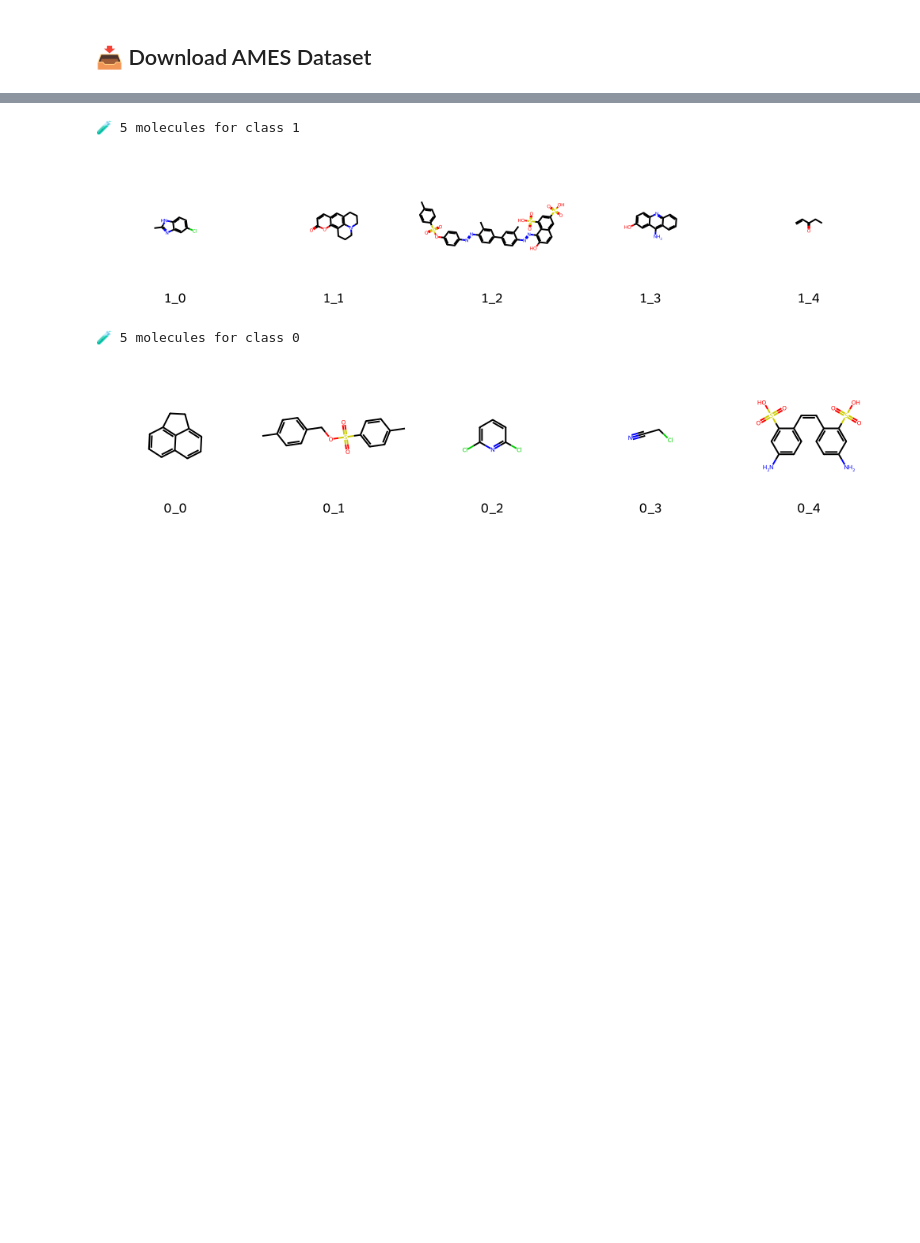
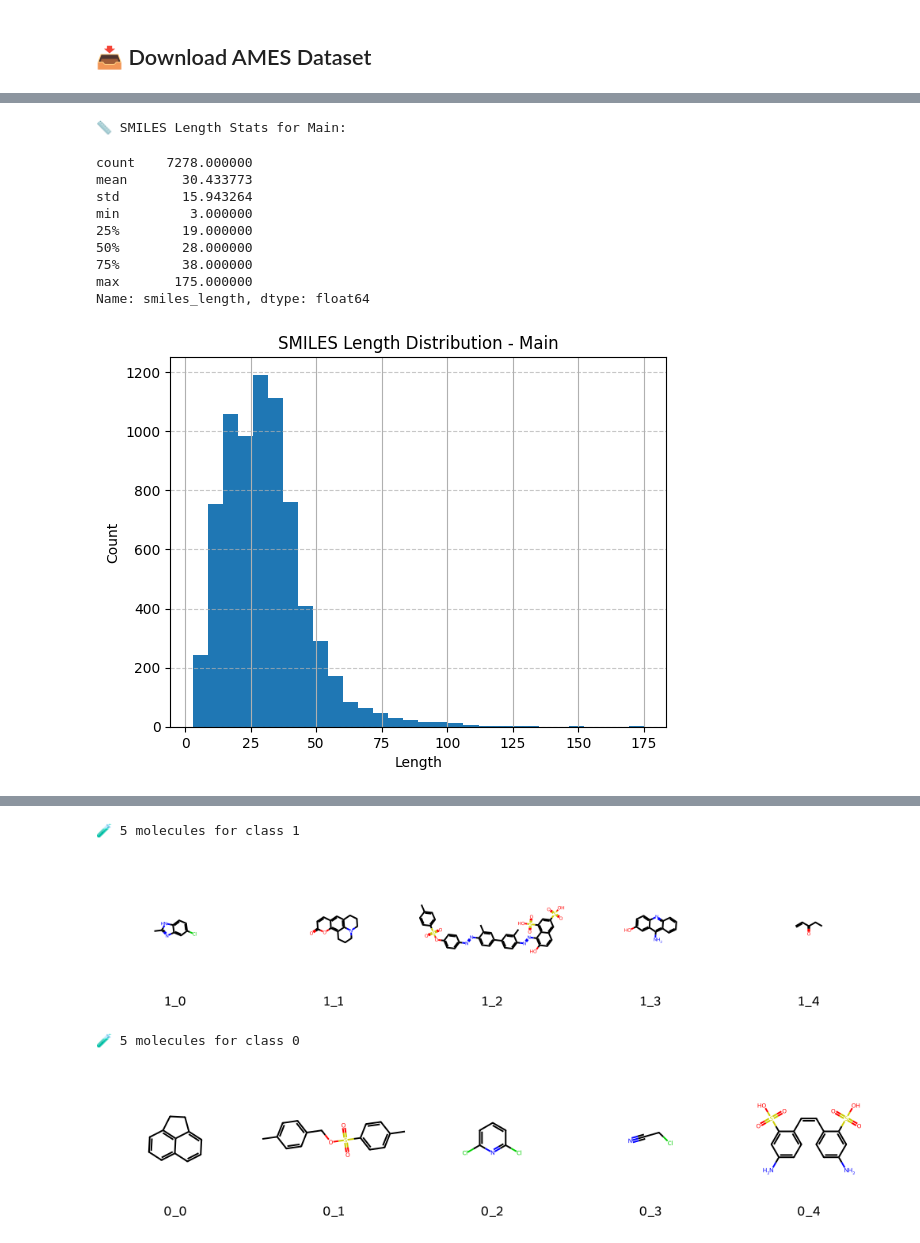
Before and after one commit to udhtaz/outreachy-contributions, a Jupyter notebook: notebooks/AMES_Mutagenicity_Prediction.ipynb, the cells around one changed output, grey strips where cells are left out. Saved outputs shown, nothing was run; the diff lists cells and outputs as text; code cells hidden in the pictures; blank space fills up the shorter version.

```diff
--- a/notebooks/AMES_Mutagenicity_Prediction.ipynb
+++ b/notebooks/AMES_Mutagenicity_Prediction.ipynb
@@ -115,0 +268,15 @@ Name: proportion, dtype: float64
+# %%
+########################################  Check the SMILES Length Distribution of the Full Dataset ########################################
+EDAVisualizer.check_smiles_length(loader=loader)
+# %% [output]
+📏 SMILES Length Stats for Main:
+count    7278.000000
+mean       30.433773
+std        15.943264
+min         3.000000
+25%        19.000000
+50%        28.000000
+75%        38.000000
+max       175.000000
+Name: smiles_length, dtype: float64
+[figure, added]
```
Also changed, not shown: parts of 51 cells of this notebook, 1 other file.
